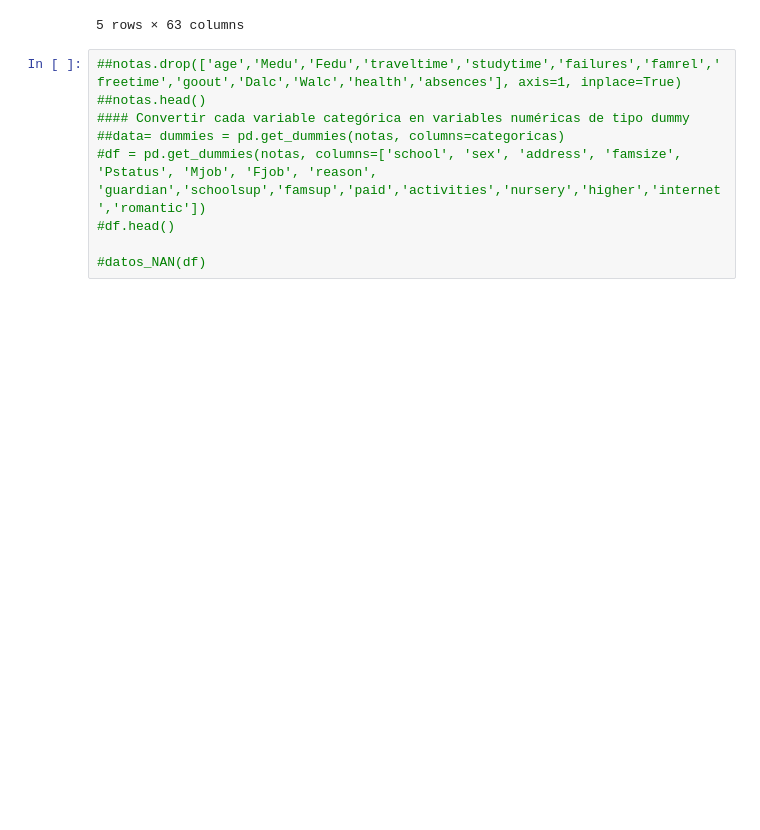
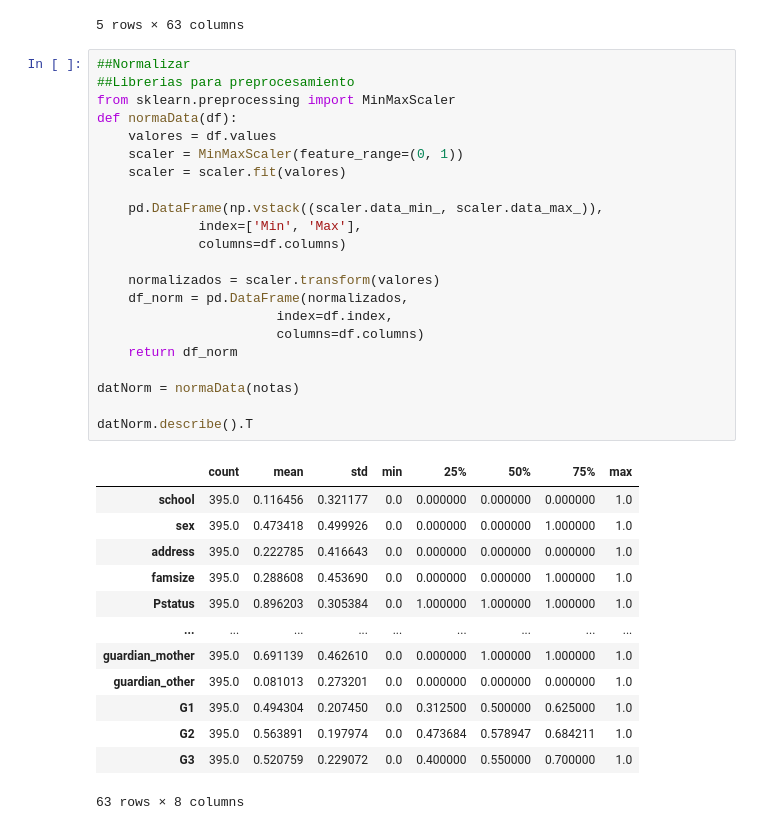
Before and after one commit to brayamrt/DiplomadoPython, a Jupyter notebook: Trabajos/analisis.ipynb, the cells around one changed output. Drawn from its saved outputs; the diff is of its cells as text; blank space fills up the shorter version.

```diff
--- a/Trabajos/analisis.ipynb
+++ b/Trabajos/analisis.ipynb
@@ -203,12 +203,39 @@ notas.head()
 | 3 | 0 | 0 | 0 | 0 | 1 | 1 | 0 | 0 | 0 | 0 | ... |
 | 4 | 0 | 0 | 0 | 0 | 1 | 1 | 0 | 0 | 1 | 0 | ... |
 5 rows × 63 columns
-# %%
-##notas.drop(['age','Medu','Fedu','traveltime','studytime','failures','famrel','freetime','goout','Dalc','Walc','health','absences'], axis=1, inplace=True)
-##notas.head()
-#### Convertir cada variable categórica en variables numéricas de tipo dummy
-##data= dummies = pd.get_dummies(notas, columns=categoricas)
-#df = pd.get_dummies(notas, columns=['school', 'sex', 'address', 'famsize', 'Pstatus', 'Mjob', 'Fjob', 'reason', 'guardian','schoolsup','famsup','paid','activities','nursery','higher','internet','romantic'])
-#df.head()
-
-#datos_NAN(df)
+# %%
+##Normalizar
+##Librerias para preprocesamiento
+from sklearn.preprocessing import MinMaxScaler
+def normaData(df):
+    valores = df.values
+    scaler = MinMaxScaler(feature_range=(0, 1))
+    scaler = scaler.fit(valores)
+
+    pd.DataFrame(np.vstack((scaler.data_min_, scaler.data_max_)),
+             index=['Min', 'Max'],
+             columns=df.columns)
+
+    normalizados = scaler.transform(valores)
+    df_norm = pd.DataFrame(normalizados,
+                       index=df.index,
+                       columns=df.columns)
+    return df_norm
+
+datNorm = normaData(notas)
+
+datNorm.describe().T
+# %% [output]
+|  | count | mean | std | min | 25% | 50% | 75% | max |
+| school | 395.0 | 0.116456 | 0.321177 | 0.0 | 0.000000 | 0.000000 | 0.000000 | 1.0 |
+| sex | 395.0 | 0.473418 | 0.499926 | 0.0 | 0.000000 | 0.000000 | 1.000000 | 1.0 |
+| address | 395.0 | 0.222785 | 0.416643 | 0.0 | 0.000000 | 0.000000 | 0.000000 | 1.0 |
+| famsize | 395.0 | 0.288608 | 0.453690 | 0.0 | 0.000000 | 0.000000 | 1.000000 | 1.0 |
+| Pstatus | 395.0 | 0.896203 | 0.305384 | 0.0 | 1.000000 | 1.000000 | 1.000000 | 1.0 |
+| ... | ... | ... | ... | ... | ... | ... | ... | ... |
+| guardian_mother | 395.0 | 0.691139 | 0.462610 | 0.0 | 0.000000 | 1.000000 | 1.000000 | 1.0 |
+| guardian_other | 395.0 | 0.081013 | 0.273201 | 0.0 | 0.000000 | 0.000000 | 0.000000 | 1.0 |
+| G1 | 395.0 | 0.494304 | 0.207450 | 0.0 | 0.312500 | 0.500000 | 0.625000 | 1.0 |
+| G2 | 395.0 | 0.563891 | 0.197974 | 0.0 | 0.473684 | 0.578947 | 0.684211 | 1.0 |
+| G3 | 395.0 | 0.520759 | 0.229072 | 0.0 | 0.400000 | 0.550000 | 0.700000 | 1.0 |
+63 rows × 8 columns
```
Also changed, not shown: parts of 2 cells of this notebook.
